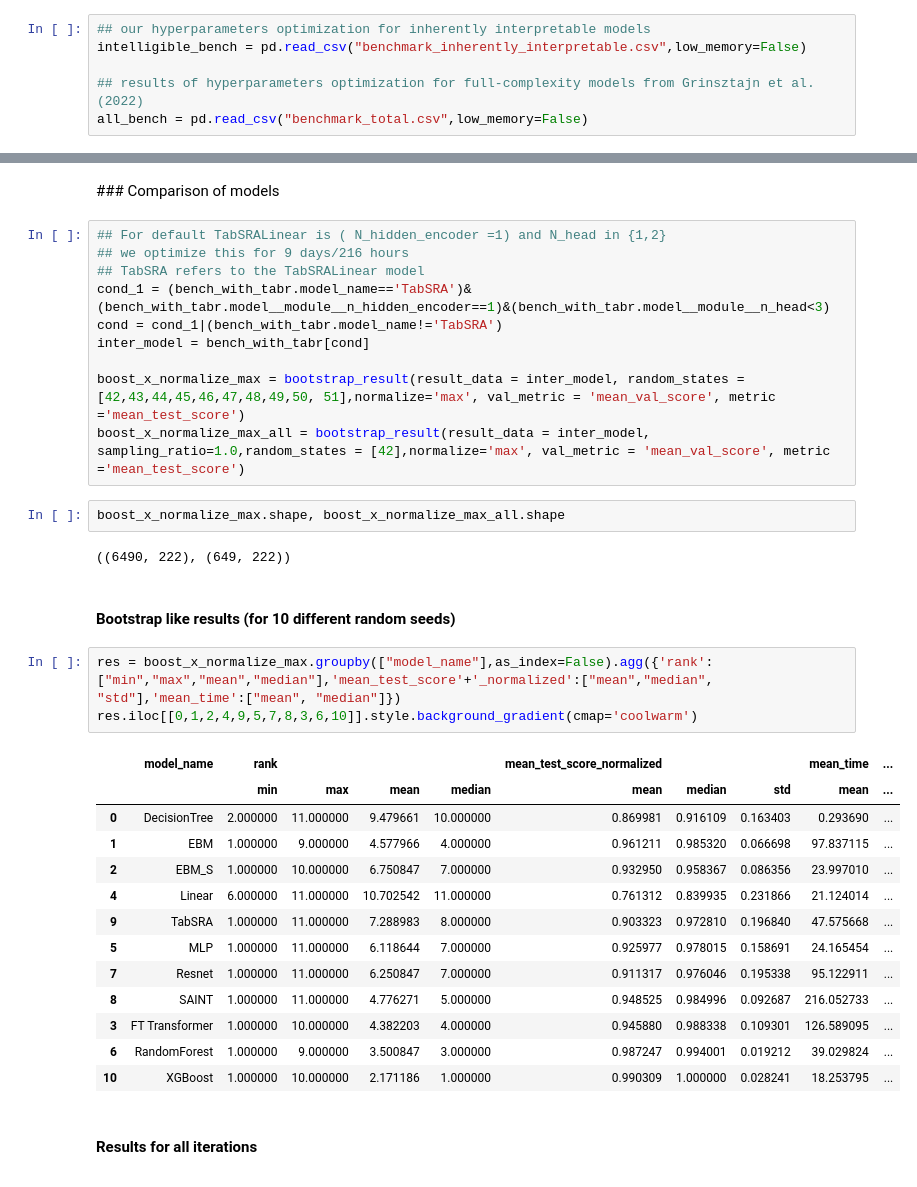
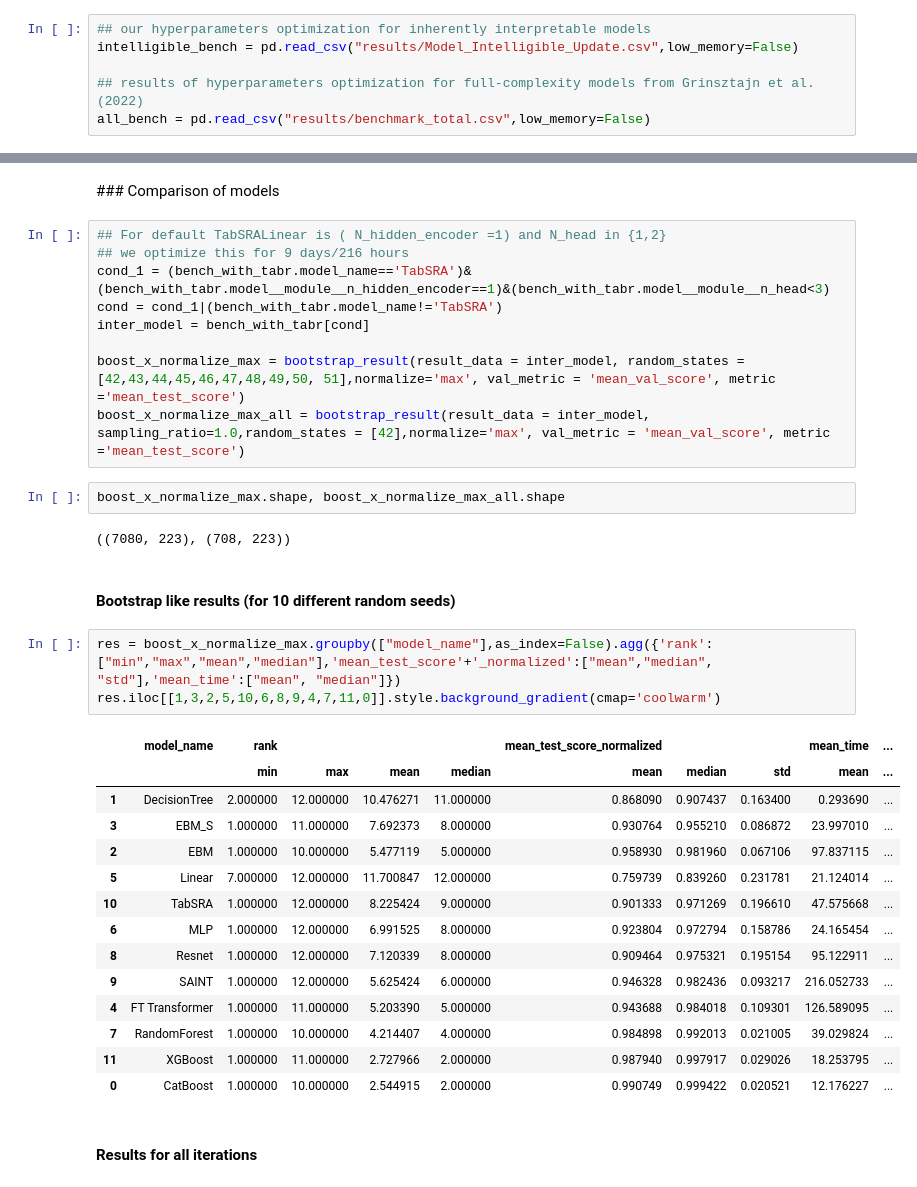
Before and after one commit to anselmeamekoe/TabSRA, a Jupyter notebook: tabular-benchmark/analyses/results.ipynb, the cells around one changed output, grey strips where cells are left out. Drawn from its saved outputs; the diff is of its cells as text.

Commit message:
Add CatBoost

```diff
--- a/tabular-benchmark/analyses/results.ipynb
+++ b/tabular-benchmark/analyses/results.ipynb
@@ -14,10 +11,10 @@ pd.options.display.max_rows = 1000
 pd.options.display.max_columns = 1000
 # %%
 ## our hyperparameters optimization for inherently interpretable models
-intelligible_bench = pd.read_csv("benchmark_inherently_interpretable.csv",low_memory=False)
+intelligible_bench = pd.read_csv("results/Model_Intelligible_Update.csv",low_memory=False)
 
 ## results of hyperparameters optimization for full-complexity models from Grinsztajn et al. (2022)
-all_bench = pd.read_csv("benchmark_total.csv",low_memory=False)
+all_bench = pd.read_csv("results/benchmark_total.csv",low_memory=False)
 # %% [markdown]
 ### Average number of iteration (for TabSRALinear)
 # %%
@@ -108,7 +105,6 @@ def bootstrap_result(result_data,sampling_ratio=0.5, group_critera = 'model_name
 # %%
 ## For default TabSRALinear is ( N_hidden_encoder =1) and N_head in {1,2}
 ## we optimize this for 9 days/216 hours
-## TabSRA refers to the TabSRALinear model
 cond_1 = (bench_with_tabr.model_name=='TabSRA')&(bench_with_tabr.model__module__n_hidden_encoder==1)&(bench_with_tabr.model__module__n_head<3)
 cond = cond_1|(bench_with_tabr.model_name!='TabSRA')
 inter_model = bench_with_tabr[cond]
@@ -118,25 +114,26 @@ boost_x_normalize_max_all = bootstrap_result(result_data = inter_model, sampling
 # %%
 boost_x_normalize_max.shape, boost_x_normalize_max_all.shape
 # %% [output]
-((6490, 222), (649, 222))
+((7080, 223), (708, 223))
 # %% [markdown]
 #### Bootstrap like results (for 10 different random seeds)
-# %%
-res = boost_x_normalize_max.groupby(["model_name"],as_index=False).agg({'rank':["min","max","mean","median"],'mean_test_score'+'_normalized':["mean","median", "std"],'mean_time':["mean", "median"]})
-res.iloc[[0,1,2,4,9,5,7,8,3,6,10]].style.background_gradient(cmap='coolwarm')
-# %% [output]
-|  | model_name | rank |  |  |  | mean_test_score_normalized |  |  | mean_time | ... |
-|  |  | min | max | mean | median | mean | median | std | mean | ... |
-| 0 | DecisionTree | 2.000000 | 11.000000 | 9.479661 | 10.000000 | 0.869981 | 0.916109 | 0.163403 | 0.293690 | ... |
-| 1 | EBM | 1.000000 | 9.000000 | 4.577966 | 4.000000 | 0.961211 | 0.985320 | 0.066698 | 97.837115 | ... |
-| 2 | EBM_S | 1.000000 | 10.000000 | 6.750847 | 7.000000 | 0.932950 | 0.958367 | 0.086356 | 23.997010 | ... |
-| 4 | Linear | 6.000000 | 11.000000 | 10.702542 | 11.000000 | 0.761312 | 0.839935 | 0.231866 | 21.124014 | ... |
-| 9 | TabSRA | 1.000000 | 11.000000 | 7.288983 | 8.000000 | 0.903323 | 0.972810 | 0.196840 | 47.575668 | ... |
-| 5 | MLP | 1.000000 | 11.000000 | 6.118644 | 7.000000 | 0.925977 | 0.978015 | 0.158691 | 24.165454 | ... |
-| 7 | Resnet | 1.000000 | 11.000000 | 6.250847 | 7.000000 | 0.911317 | 0.976046 | 0.195338 | 95.122911 | ... |
-| 8 | SAINT | 1.000000 | 11.000000 | 4.776271 | 5.000000 | 0.948525 | 0.984996 | 0.092687 | 216.052733 | ... |
-| 3 | FT Transformer | 1.000000 | 10.000000 | 4.382203 | 4.000000 | 0.945880 | 0.988338 | 0.109301 | 126.589095 | ... |
-| 6 | RandomForest | 1.000000 | 9.000000 | 3.500847 | 3.000000 | 0.987247 | 0.994001 | 0.019212 | 39.029824 | ... |
-| 10 | XGBoost | 1.000000 | 10.000000 | 2.171186 | 1.000000 | 0.990309 | 1.000000 | 0.028241 | 18.253795 | ... |
+# %%
+res = boost_x_normalize_max.groupby(["model_name"],as_index=False).agg({'rank':["min","max","mean","median"],'mean_test_score'+'_normalized':["mean","median", "std"],'mean_time':["mean", "median"]})
+res.iloc[[1,3,2,5,10,6,8,9,4,7,11,0]].style.background_gradient(cmap='coolwarm')
+# %% [output]
+|  | model_name | rank |  |  |  | mean_test_score_normalized |  |  | mean_time | ... |
+|  |  | min | max | mean | median | mean | median | std | mean | ... |
+| 1 | DecisionTree | 2.000000 | 12.000000 | 10.476271 | 11.000000 | 0.868090 | 0.907437 | 0.163400 | 0.293690 | ... |
+| 3 | EBM_S | 1.000000 | 11.000000 | 7.692373 | 8.000000 | 0.930764 | 0.955210 | 0.086872 | 23.997010 | ... |
+| 2 | EBM | 1.000000 | 10.000000 | 5.477119 | 5.000000 | 0.958930 | 0.981960 | 0.067106 | 97.837115 | ... |
+| 5 | Linear | 7.000000 | 12.000000 | 11.700847 | 12.000000 | 0.759739 | 0.839260 | 0.231781 | 21.124014 | ... |
+| 10 | TabSRA | 1.000000 | 12.000000 | 8.225424 | 9.000000 | 0.901333 | 0.971269 | 0.196610 | 47.575668 | ... |
+| 6 | MLP | 1.000000 | 12.000000 | 6.991525 | 8.000000 | 0.923804 | 0.972794 | 0.158786 | 24.165454 | ... |
+| 8 | Resnet | 1.000000 | 12.000000 | 7.120339 | 8.000000 | 0.909464 | 0.975321 | 0.195154 | 95.122911 | ... |
+| 9 | SAINT | 1.000000 | 12.000000 | 5.625424 | 6.000000 | 0.946328 | 0.982436 | 0.093217 | 216.052733 | ... |
+| 4 | FT Transformer | 1.000000 | 11.000000 | 5.203390 | 5.000000 | 0.943688 | 0.984018 | 0.109301 | 126.589095 | ... |
+| 7 | RandomForest | 1.000000 | 10.000000 | 4.214407 | 4.000000 | 0.984898 | 0.992013 | 0.021005 | 39.029824 | ... |
+| 11 | XGBoost | 1.000000 | 11.000000 | 2.727966 | 2.000000 | 0.987940 | 0.997917 | 0.029026 | 18.253795 | ... |
+| 0 | CatBoost | 1.000000 | 10.000000 | 2.544915 | 2.000000 | 0.990749 | 0.999422 | 0.020521 | 12.176227 | ... |
 # %% [markdown]
 #### Results for all iterations
```
Also changed, not shown: parts of 30 cells of this notebook, 2 other files.
